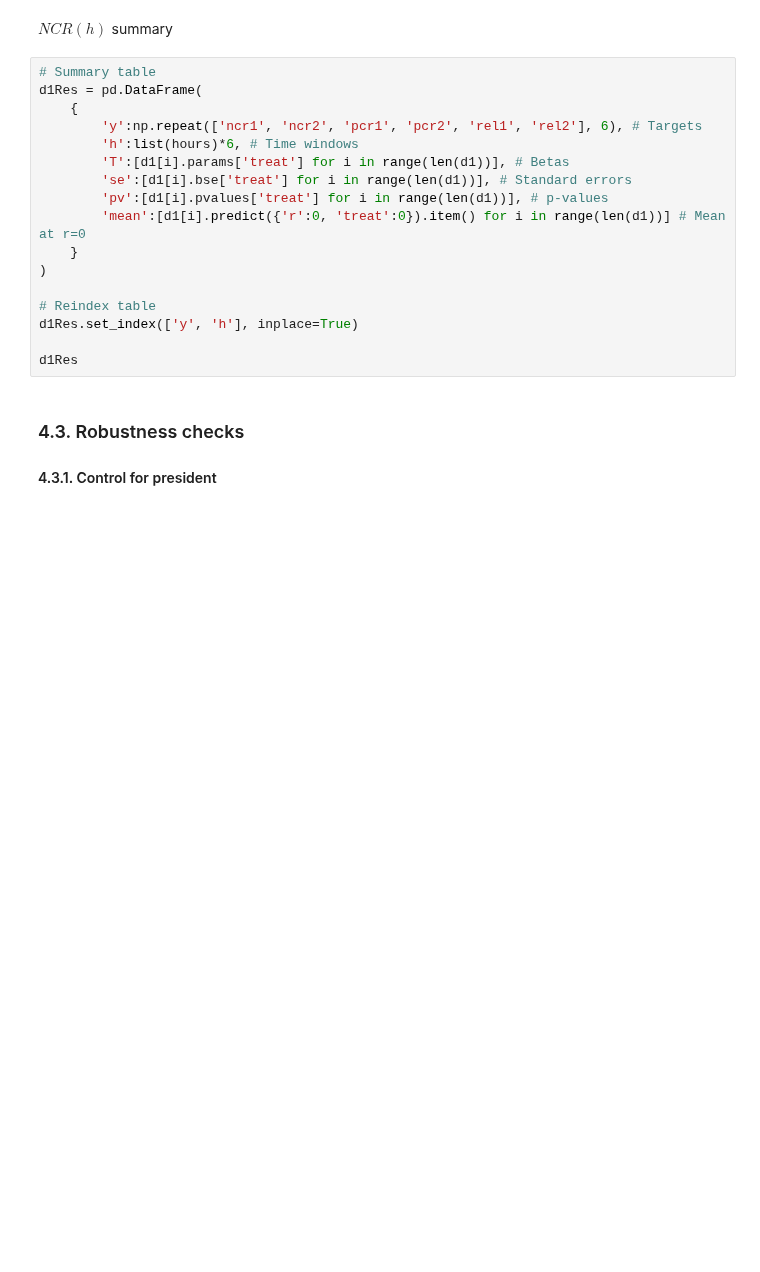
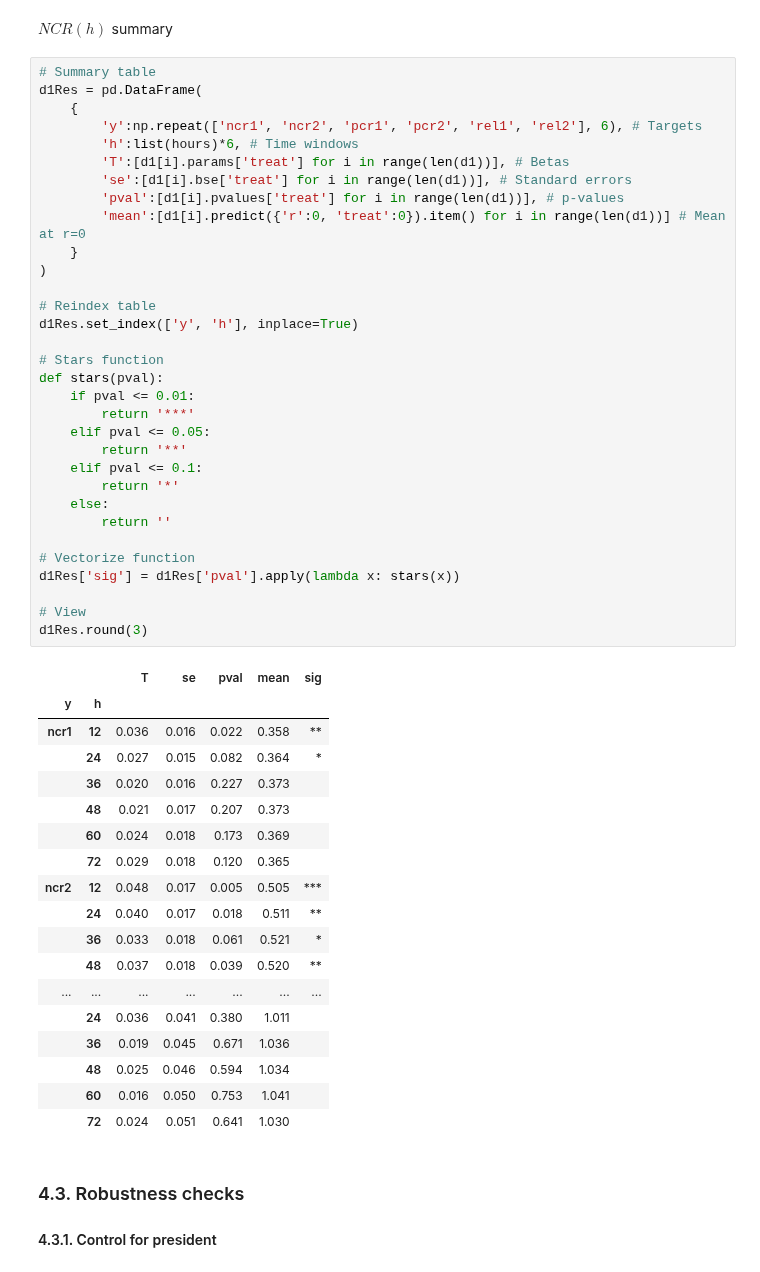
Before and after one commit to ArturoSbr/youtube-dislike-count, a Jupyter notebook: cod/02_analysis/01_analysis.ipynb, the cells around one changed output. Saved outputs shown, nothing was run; the diff lists cells and outputs as text; blank space fills up the shorter version.

```diff
--- a/cod/02_analysis/01_analysis.ipynb
+++ b/cod/02_analysis/01_analysis.ipynb
@@ -336,20 +336,54 @@ $NCR(h)$ summary
 # %%
 # Summary table
 d1Res = pd.DataFrame(
     {
         'y':np.repeat(['ncr1', 'ncr2', 'pcr1', 'pcr2', 'rel1', 'rel2'], 6), # Targets
         'h':list(hours)*6, # Time windows
         'T':[d1[i].params['treat'] for i in range(len(d1))], # Betas
         'se':[d1[i].bse['treat'] for i in range(len(d1))], # Standard errors
-        'pv':[d1[i].pvalues['treat'] for i in range(len(d1))], # p-values
+        'pval':[d1[i].pvalues['treat'] for i in range(len(d1))], # p-values
         'mean':[d1[i].predict({'r':0, 'treat':0}).item() for i in range(len(d1))] # Mean at r=0
     }
 )
 
 # Reindex table
 d1Res.set_index(['y', 'h'], inplace=True)
 
-d1Res
+# Stars function
+def stars(pval):
+    if pval <= 0.01:
+        return '***'
+    elif pval <= 0.05:
+        return '**'
+    elif pval <= 0.1:
+        return '*'
+    else:
+        return ''
+
+# Vectorize function
+d1Res['sig'] = d1Res['pval'].apply(lambda x: stars(x))
+
+# View
+d1Res.round(3)
+# %% [output]
+|  |  | T | se | pval | mean | sig |
+| y | h |  |  |  |  |  |
+| ncr1 | 12 | 0.036 | 0.016 | 0.022 | 0.358 | ** |
+|  | 24 | 0.027 | 0.015 | 0.082 | 0.364 | * |
+|  | 36 | 0.020 | 0.016 | 0.227 | 0.373 |  |
+|  | 48 | 0.021 | 0.017 | 0.207 | 0.373 |  |
+|  | 60 | 0.024 | 0.018 | 0.173 | 0.369 |  |
+|  | 72 | 0.029 | 0.018 | 0.120 | 0.365 |  |
+| ncr2 | 12 | 0.048 | 0.017 | 0.005 | 0.505 | *** |
+|  | 24 | 0.040 | 0.017 | 0.018 | 0.511 | ** |
+|  | 36 | 0.033 | 0.018 | 0.061 | 0.521 | * |
+|  | 48 | 0.037 | 0.018 | 0.039 | 0.520 | ** |
+| ... | ... | ... | ... | ... | ... | ... |
+|  | 24 | 0.036 | 0.041 | 0.380 | 1.011 |  |
+|  | 36 | 0.019 | 0.045 | 0.671 | 1.036 |  |
+|  | 48 | 0.025 | 0.046 | 0.594 | 1.034 |  |
+|  | 60 | 0.016 | 0.050 | 0.753 | 1.041 |  |
+|  | 72 | 0.024 | 0.051 | 0.641 | 1.030 |  |
 # %% [markdown]
 ### 4.3. Robustness checks
 #### 4.3.1. Control for president
```
